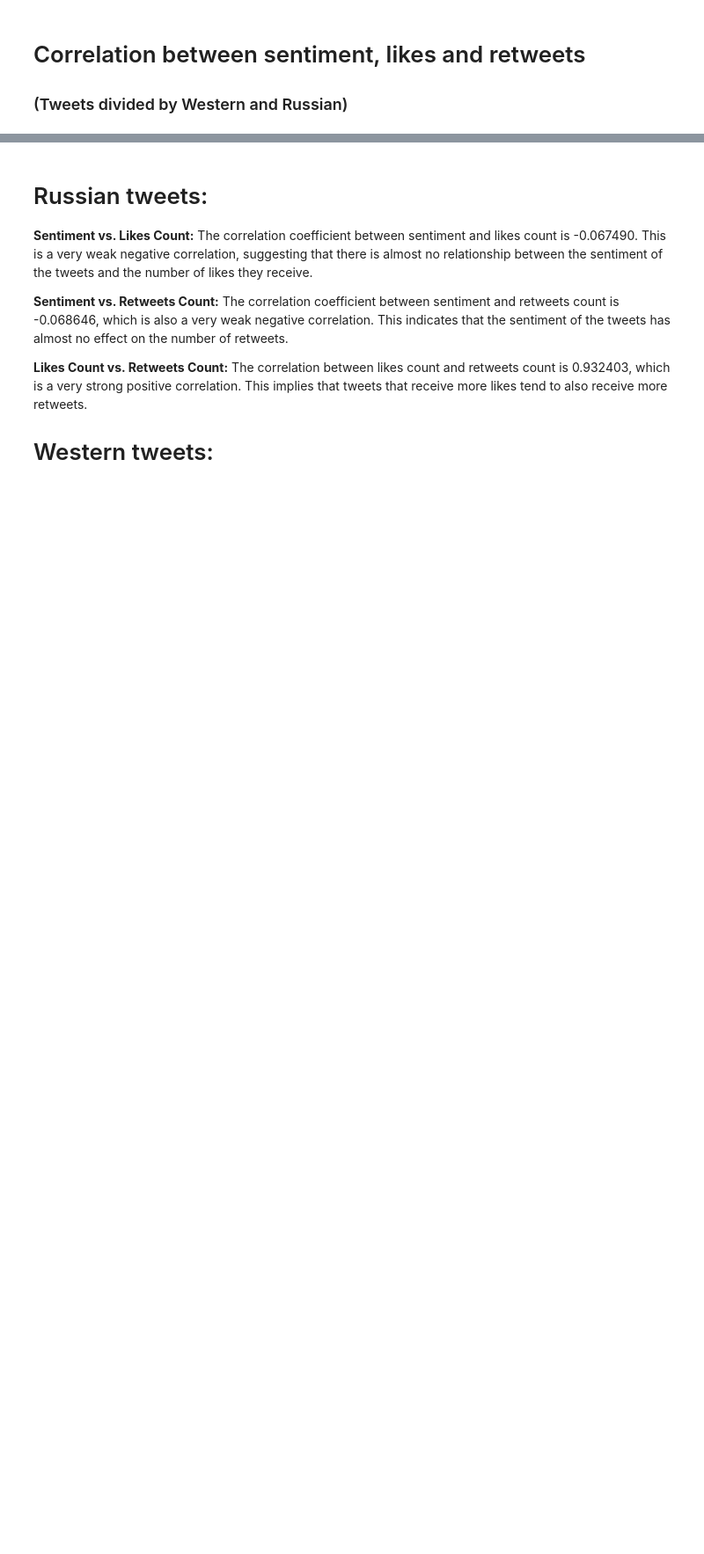
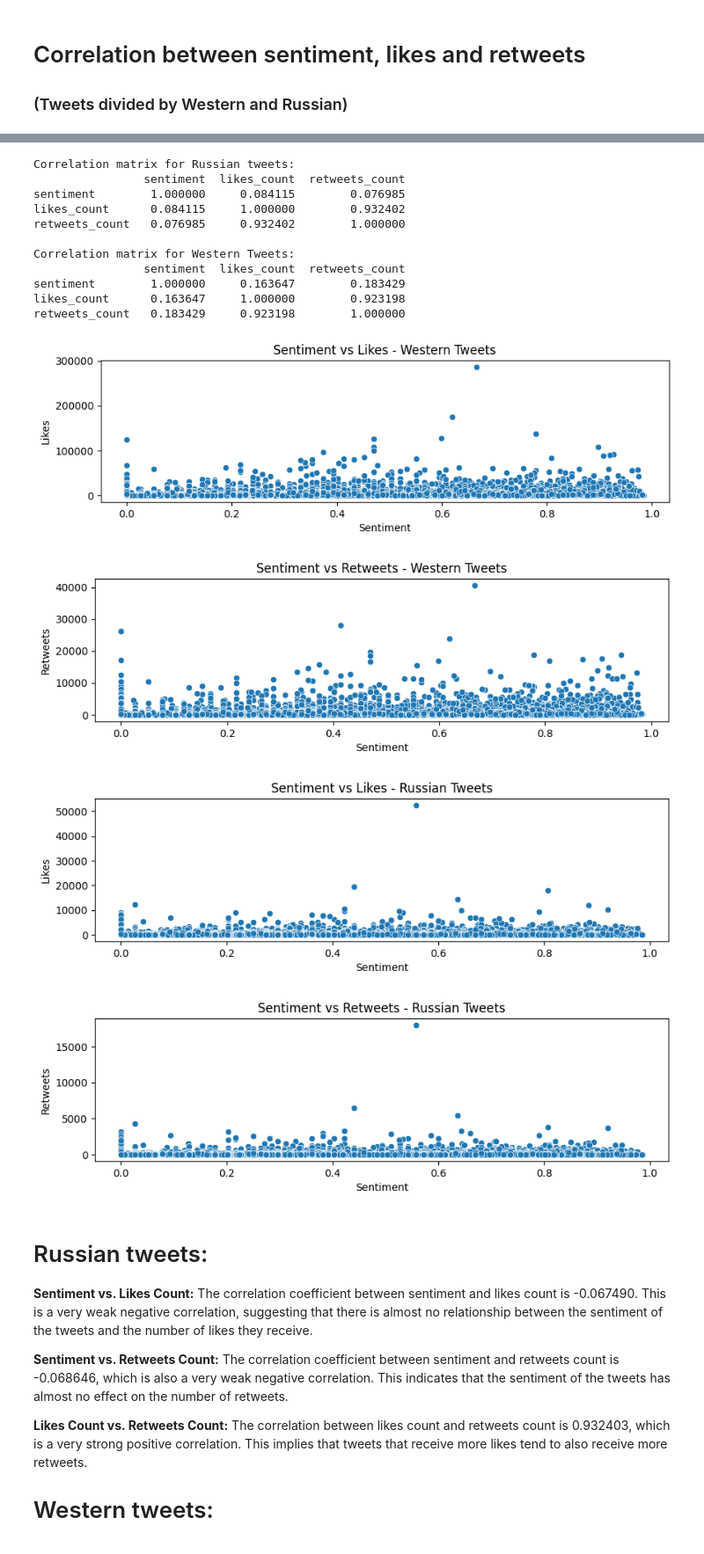
Before and after one commit to itslarisschen/NLP_Final_Exam, a Jupyter notebook: sentiment_analysis.ipynb, the cells around one changed output, grey strips where cells are left out. Shown at 88% size. Saved outputs shown, nothing was run; the diff lists cells and outputs as text; code cells hidden in the pictures; blank space fills up the shorter version.

```diff
--- a/sentiment_analysis.ipynb
+++ b/sentiment_analysis.ipynb
@@ -208,6 +206,43 @@ retweets_count  -0.107043     0.923216        1.000000
 [figure]
 [figure]
 [figure]
+# %%
+#absolute value of sentiment
+
+df_w.loc[:, 'sentiment'] = df_w['sentiment'].abs()
+df_r.loc[:, 'sentiment'] = df_r['sentiment'].abs()
+
+# Calculate the correlation for each subset
+correlation_russian = df_r[['sentiment', 'likes_count', 'retweets_count']].corr()
+correlation_western = df_w[['sentiment', 'likes_count', 'retweets_count']].corr()
+
+# Correlation matrix for absolute value of sentiment
+print("Correlation matrix for Russian tweets:")
+print(correlation_russian)
+print("\nCorrelation matrix for Western Tweets:")
+print(correlation_western)
+
+# Visualize the relationships using scatter plots, for Western and Russian tweets
+plot_sentiment_corr(df_w, 'likes_count', 'Sentiment vs Likes - Western Tweets')
+plot_sentiment_corr(df_w, 'retweets_count', 'Sentiment vs Retweets - Western Tweets')
+plot_sentiment_corr(df_r, 'likes_count', 'Sentiment vs Likes - Russian Tweets')
+plot_sentiment_corr(df_r, 'retweets_count', 'Sentiment vs Retweets - Russian Tweets')
+# %% [output]
+Correlation matrix for Russian tweets:
+                sentiment  likes_count  retweets_count
+sentiment        1.000000     0.084115        0.076985
+likes_count      0.084115     1.000000        0.932402
+retweets_count   0.076985     0.932402        1.000000
+
+Correlation matrix for Western Tweets:
+                sentiment  likes_count  retweets_count
+sentiment        1.000000     0.163647        0.183429
+likes_count      0.163647     1.000000        0.923198
+retweets_count   0.183429     0.923198        1.000000
+[figure, added]
+[figure, added]
+[figure, added]
+[figure, added]
 # %% [markdown]
 # Russian tweets:
 **Sentiment vs. Likes Count:** The correlation coefficient between sentiment and likes count is -0.067490. This is a very weak negative correlation, suggesting that there is almost no relationship between the sentiment of the tweets and the number of likes they receive.
```
Also changed, not shown: parts of 10 cells of this notebook, 1 other file.
